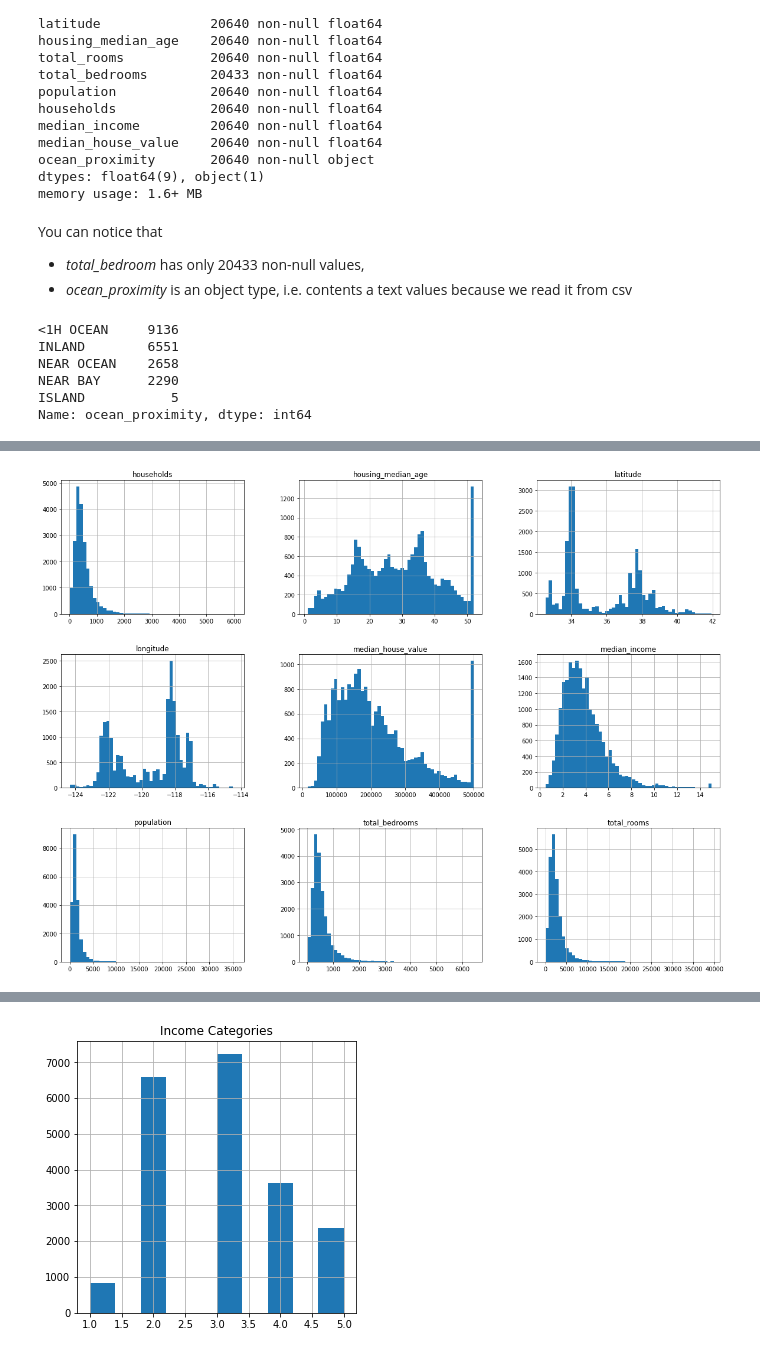
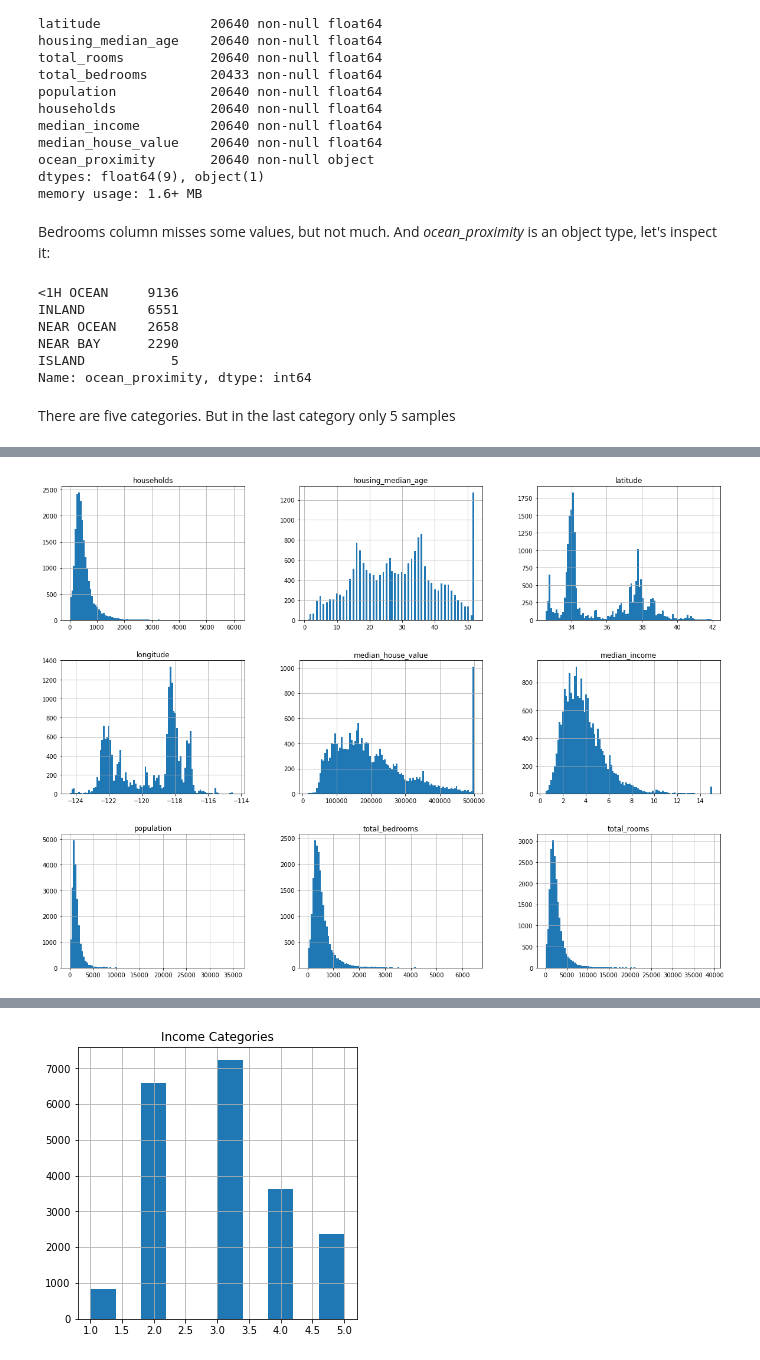
Before and after one commit to Sengoku11/housing-predictions, a Jupyter notebook: Housing.ipynb, the cells around one changed output, grey strips where cells are left out. Cells and saved outputs as stored; diff of their text form; code cells hidden in the pictures.

```diff
--- a/Housing.ipynb
+++ b/Housing.ipynb
@@ -70,10 +79,8 @@ median_house_value    20640 non-null float64
 ocean_proximity       20640 non-null object
 dtypes: float64(9), object(1)
 memory usage: 1.6+ MB
-# %% [markdown]
-You can notice that
-* *total_bedroom* has only 20433 non-null values,
-* *ocean_proximity* is an object type, i.e. contents a text values because we read it from csv
+# %% [markdown]
+Bedrooms column misses some values, but not much. And *ocean_proximity* is an object type, let's inspect it:
 # %%
 housing.ocean_proximity.value_counts()
 # %% [output]
@@ -83,6 +90,8 @@ NEAR OCEAN    2658
 NEAR BAY      2290
 ISLAND           5
 Name: ocean_proximity, dtype: int64
+# %% [markdown]
+There are five categories. But in the last category only 5 samples
 # %%
 housing.describe()
 # %% [output]
@@ -96,7 +105,7 @@ housing.describe()
 | 75% | -118.010000 | 37.710000 | 37.000000 | 3148.000000 | 647.000000 | 1725.000000 | 605.000000 | ... |
 | max | -114.310000 | 41.950000 | 52.000000 | 39320.000000 | 6445.000000 | 35682.000000 | 6082.000000 | ... |
 # %%
-housing.hist(bins=50, figsize=(20,15))
+housing.hist(bins=100, figsize=(20,15))
 plt.show()
 # %% [output]
-[figure, old version]
+[figure, new version]
```
Also changed, not shown: parts of 47 cells of this notebook.
